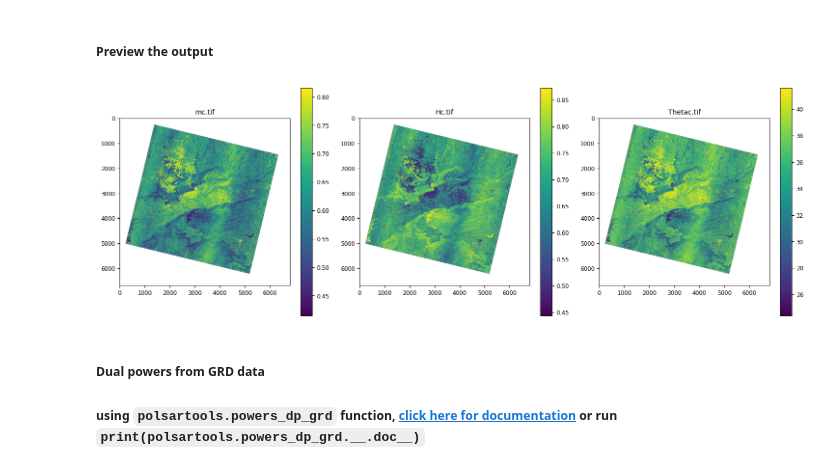
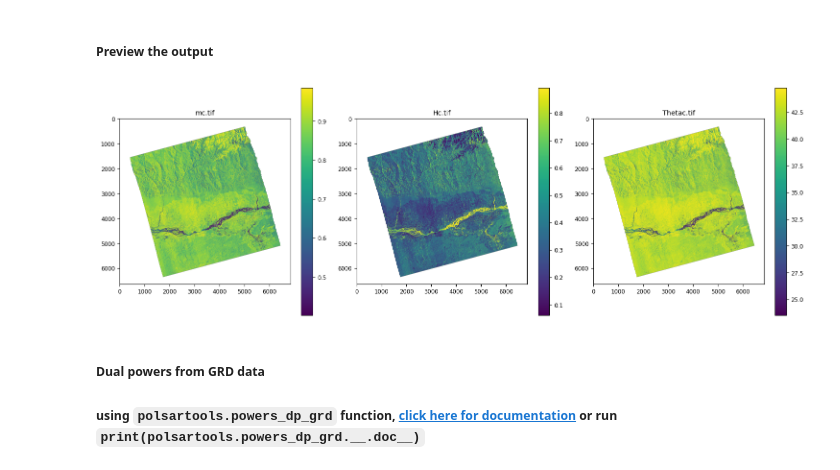
Before and after one commit to polsartools/polsartools-tutorials, a Jupyter notebook: jupyter-notebooks/NISAR_GCOV_Dual_pol.ipynb, the cells around one changed output. Cells and saved outputs as stored; diff of their text form; code cells hidden in the pictures.

```diff
--- a/jupyter-notebooks/NISAR_GCOV_Dual_pol.ipynb
+++ b/jupyter-notebooks/NISAR_GCOV_Dual_pol.ipynb
@@ -115,5 +103,5 @@ Data downloaded from [https://nisar.asf.earthdatacloud.nasa.gov/NISAR/NISAR_L2_G
 # %%
-inFile =r"./NISAR_L2_PR_GCOV_003_005_D_077_4005_DHDH_A_20251017T132451_20251017T132526_X05007_N_F_J_001.h5"
+inFile =r"D:\Dipankar\NISAR_Datasets\NISAR_MG2026\NISAR_S2_PR_GCOV_027_141_A_015_3700_DHNA_A_20260810T231345_20260810T231422_P00500_M_F_I_001.h5"
 
 # The following function extracts backscatter intensity from NISAR GCOV data.
 # Provide path to the NISAR GCOV .h5 file.
@@ -133,11 +124,6 @@ Execution time for import_nisar_gcov: 36.00 seconds
 # %% [markdown]
 #### Generate a quick look RGB from Intesity images
 # %%
-I2Folder = os.path.join(inFile.split('.h5')[0],'I2')
-
-blue = os.path.join(I2Folder,'HHHH.tif')
-red = os.path.join(I2Folder,'HHHH.tif')
-green = os.path.join(I2Folder,'HVHV.tif')
-
-pst.rgb(red,green,blue)
+C2Folder = os.path.join(inFile.split('.h5')[0],'C2HX')
+pst.rgb_dp(C2Folder,type=2) #Types indicate diffent band combinations
 # %% [output]
@@ -176,12 +164,12 @@ Execution time for dp_desc: 1.00 seconds
 # %% [markdown]
 ##### Preview the output
 # %%
-plot_images(I2Folder+'/mc.tif',
-            I2Folder+'/Hc.tif',
-            I2Folder+'/Thetac.tif',
+plot_images(C2Folder+'/mc.tif',
+            C2Folder+'/Hc.tif',
+            C2Folder+'/Thetac.tif',
             lower_percentile=2, upper_percentile=98)
 # %% [output]
-[figure, old version]
+[figure, new version]
 # %% [markdown]
 ##### Dual powers from GRD data
 ##### using `polsartools.powers_dp_grd` function, [click here for documentation](https://polsartools.readthedocs.io/en/latest/files/functions/dual_pol/powers_dp_grd.html) or run `print(polsartools.powers_dp_grd.__.doc__)`
```
Also changed, not shown: parts of 29 cells of this notebook.
